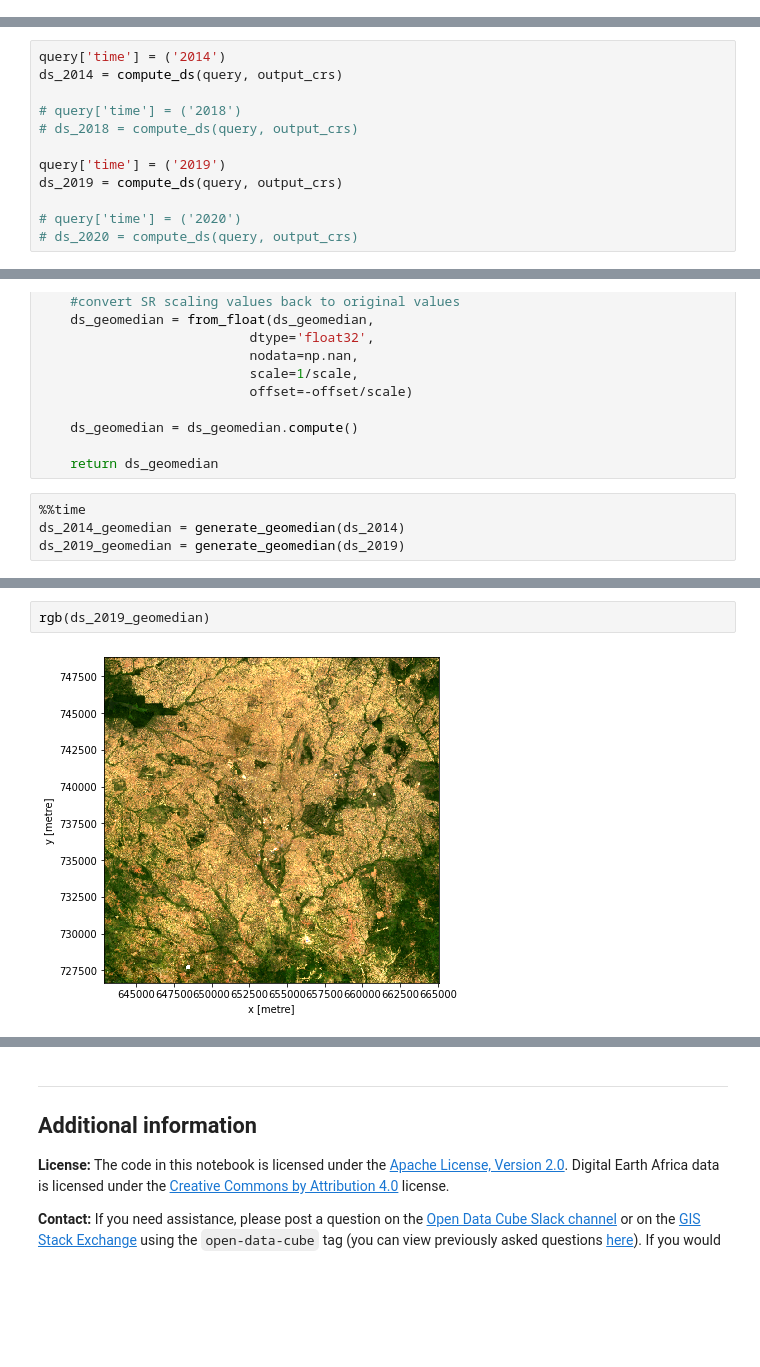
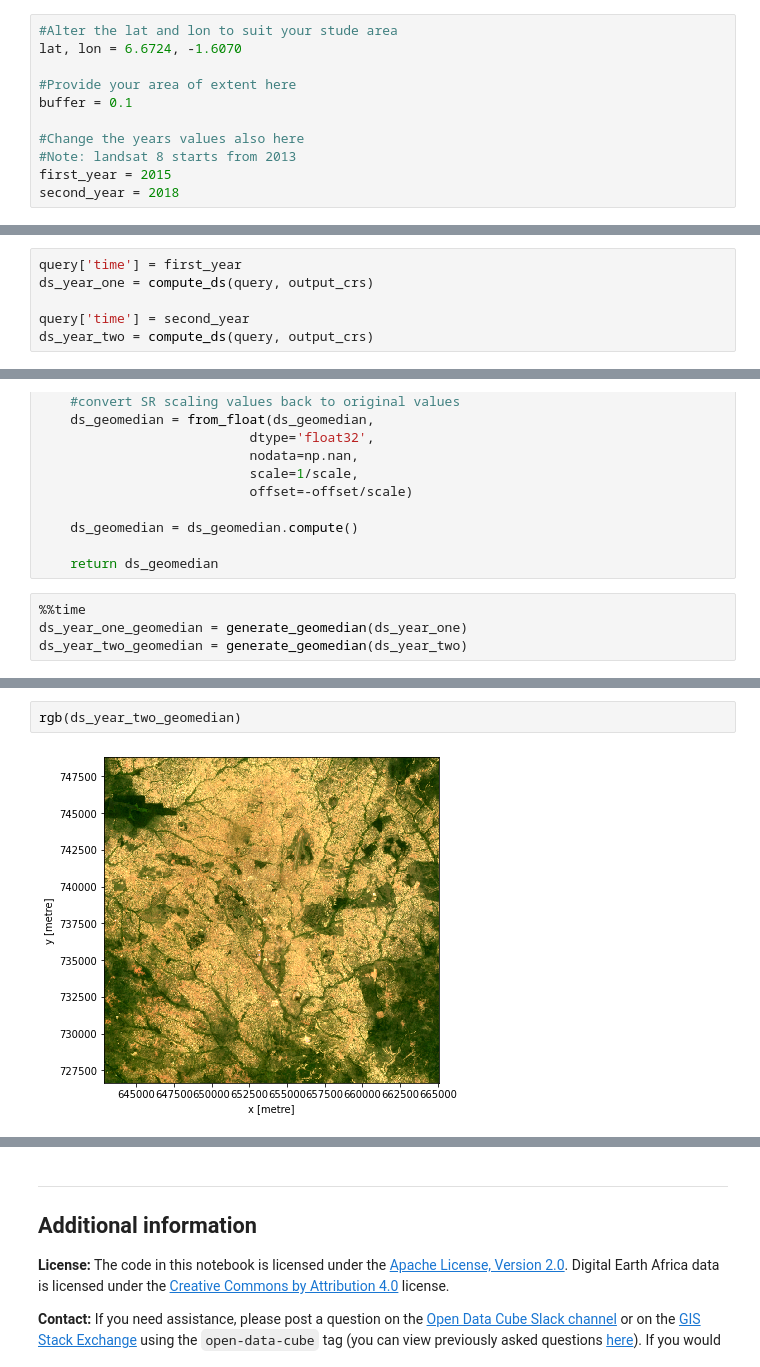
Before and after one commit to digitalearthafrica/deafrica-sandbox-notebooks, a Jupyter notebook: Frequently_used_code/DEA_urbanization.ipynb, the cells around one changed output, grey strips where cells are left out. Cells and saved outputs as stored; diff of their text form; blank space fills up the shorter version.

```diff
--- a/Frequently_used_code/DEA_urbanization.ipynb
+++ b/Frequently_used_code/DEA_urbanization.ipynb
@@ -46,4 +54,15 @@ dc = datacube.Datacube(app='DEA_urbanization')
 create_local_dask_cluster()
 # %% [output]
 | Client Scheduler: tcp://127.0.0.1... | Cluster Workers: 1 Cores: 2 Memor... |
+# %%
+#Alter the lat and lon to suit your stude area
+lat, lon = 6.6724, -1.6070
+
+#Provide your area of extent here
+buffer = 0.1
+
+#Change the years values also here
+#Note: landsat 8 starts from 2013
+first_year = 2015
+second_year = 2018
 # %%
@@ -80,17 +94,11 @@ def compute_ds(query, output_crs):
     except ValueError:
         print('No Data Available')
 # %%
-query['time'] = ('2014')
-ds_2014 = compute_ds(query, output_crs)
+query['time'] = first_year
+ds_year_one = compute_ds(query, output_crs)
 
-# query['time'] = ('2018')
-# ds_2018 = compute_ds(query, output_crs)
-
-query['time'] = ('2019')
-ds_2019 = compute_ds(query, output_crs)
-
-# query['time'] = ('2020')
-# ds_2020 = compute_ds(query, output_crs)
+query['time'] = second_year
+ds_year_two = compute_ds(query, output_crs)
 # %% [output]
 VBox(children=(HBox(children=(Label(value=''), Label(value='')), layout=Layout(justify_content='space-between'…
 Using pixel quality parameters for USGS Collection 1
@@ -134,6 +138,6 @@ def generate_geomedian(ds_dataset):
     return ds_geomedian
 # %%
 %%time
-ds_2014_geomedian = generate_geomedian(ds_2014)
-ds_2019_geomedian = generate_geomedian(ds_2019)
+ds_year_one_geomedian = generate_geomedian(ds_year_one)
+ds_year_two_geomedian = generate_geomedian(ds_year_two)
 # %% [output]
@@ -146,6 +150,6 @@ rgb(ds_2014_geomedian)
 # %%
-rgb(ds_2019_geomedian)
+rgb(ds_year_two_geomedian)
 # %% [output]
-[figure, old version]
+[figure, new version]
 # %%
 # Calculate NDVI and NDBI using the formula above
```
Also changed, not shown: parts of 20 cells of this notebook.
